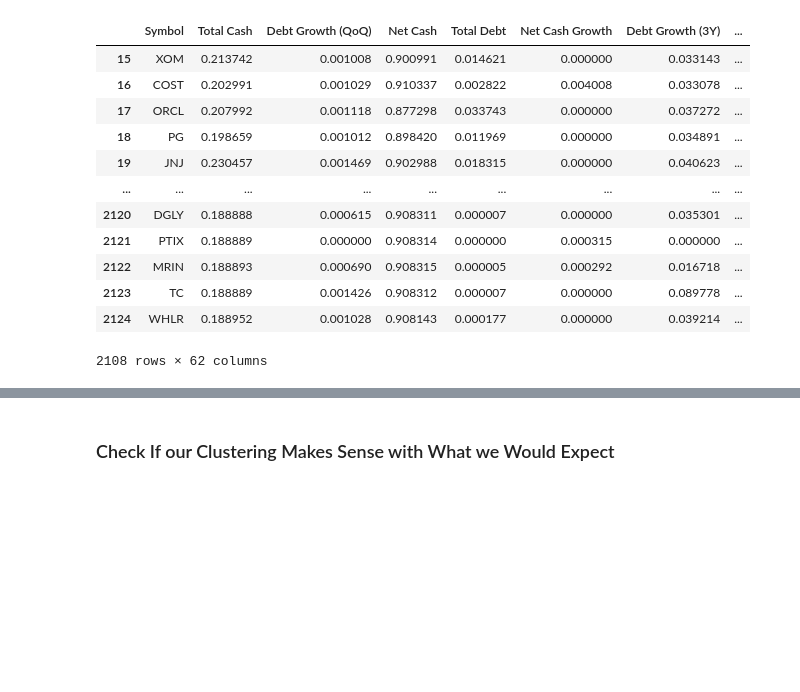
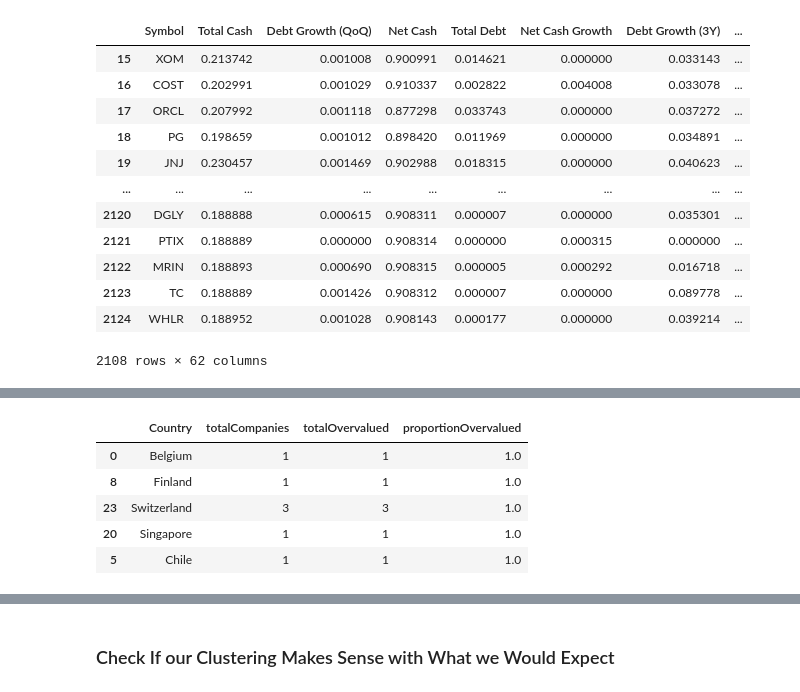
Before and after one commit to VoW314/Analytics-Spring-25, a Jupyter notebook: Team_Project.ipynb, the cells around one changed output, grey strips where cells are left out. Saved outputs shown, nothing was run; the diff lists cells and outputs as text; code cells hidden in the pictures; blank space fills up the shorter version.

```diff
--- a/Team_Project.ipynb
+++ b/Team_Project.ipynb
@@ -267,0 +379,19 @@ Understanding if specific countries, sectors/industries, or exchanges tend to ha
+# %%
+country_props = ( #used pandas aggregation with groupby to create a dataframe of country proportions :)
+    df.groupby("Country")["Overvalued"]
+    .agg( #applying multiple aggregate functions for my grouped data
+        totalCompanies = "size",# total rows per country
+        totalOvervalued = "sum",   # number of 1’s per country
+        proportionOvervalued = "mean" # fraction of 1’s per country
+    )
+    .reset_index()
+)
+country_props=country_props.sort_values(by='proportionOvervalued',ascending=False)
+country_props.head()
+# %% [output]
+|  | Country | totalCompanies | totalOvervalued | proportionOvervalued |
+| 0 | Belgium | 1 | 1 | 1.0 |
+| 8 | Finland | 1 | 1 | 1.0 |
+| 23 | Switzerland | 3 | 3 | 1.0 |
+| 20 | Singapore | 1 | 1 | 1.0 |
+| 5 | Chile | 1 | 1 | 1.0 |
```
Also changed, not shown: parts of 52 cells of this notebook, 2 other files.
